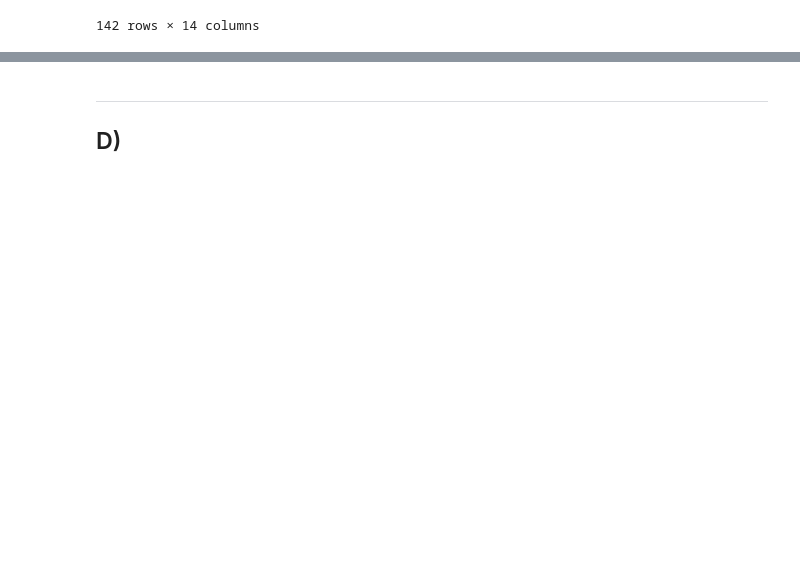
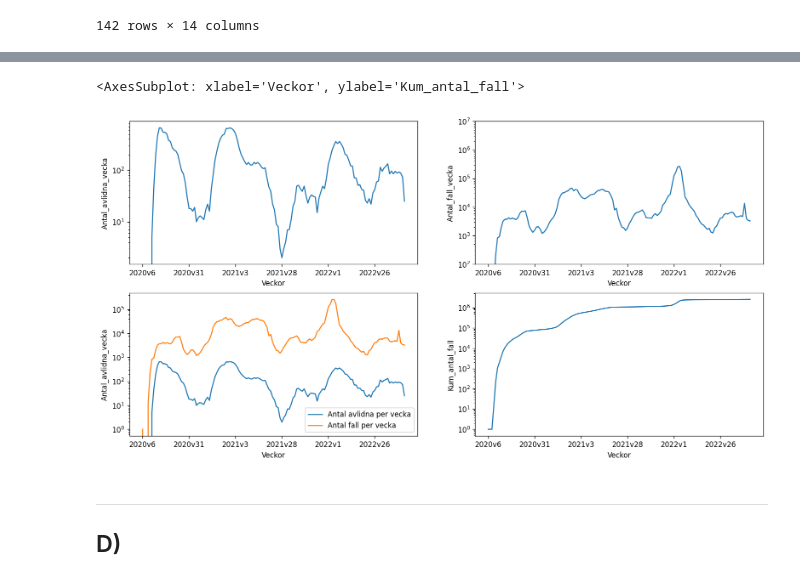
Before and after one commit to Canesp/Databehandling-Philip-de-Canesie, a Jupyter notebook: Labbs/Labb 1/Labb_1.ipynb, the cells around one changed output, grey strips where cells are left out. Drawn from its saved outputs; the diff is of its cells as text; code cells hidden in the pictures; blank space fills up the shorter version.

```diff
--- a/Labbs/Labb 1/Labb_1.ipynb
+++ b/Labbs/Labb 1/Labb_1.ipynb
@@ -100,9 +100,13 @@ df_veckodata_riket.tail(10)
 ## B)
 # %%
 # merge two columns (år and veckonummer)
-#"https://www.easytweaks.com/pandas-merge-columns/" where insperation came from
+# "https://www.easytweaks.com/pandas-merge-columns/" where insperation came from
 
-df_veckodata_riket["Veckor"] = df_veckodata_riket["år"].astype(str).str.cat(df_veckodata_riket["veckonummer"].astype(str), sep= "v")
+df_veckodata_riket["Veckor"] = (
+    df_veckodata_riket["år"]
+    .astype(str)
+    .str.cat(df_veckodata_riket["veckonummer"].astype(str), sep="v")
+)
 
 # moves
 veckor = df_veckodata_riket.pop("Veckor")
@@ -145,3 +133,69 @@ sns.lineplot(data=df_veckodata_riket, y="Antal_avlidna_vecka", x="Veckor", ax= a
+# %%
+# import seaborn and matplotlib.pyplot
+import seaborn as sns
+import matplotlib.pyplot as plt
+
+# creates a subplot
+fig, ax = plt.subplots(2, 2, figsize=(16, 8), dpi=120)
+
+# sets the xaxes numbers of graph (0, 0)
+ax[0][0].xaxis.set_major_locator(plt.MaxNLocator(7))
+ax[0][0].set(yscale="log")
+
+# sets the xaxes and yaxis of graph (0, 1)
+ax[0][1].xaxis.set_major_locator(plt.MaxNLocator(7))
+ax[0][1].set(yscale="log", ylim=(10e1, 10e6))
+
+# sets the xaxes and yaxis of graph (1, 0)
+ax[1][0].xaxis.set_major_locator(plt.MaxNLocator(7))
+ax[1][0].set(yscale="log")
+
+# sets the xaxes and yaxis of graph (1, 1)
+ax[1][1].xaxis.set_major_locator(plt.MaxNLocator(7))
+ax[1][1].set(yscale="log")
+
+# plot a line graph of "avlidna fall per vecka"
+sns.lineplot(data=df_veckodata_riket, y="Antal_avlidna_vecka", x="Veckor", ax=ax[0][0])
+
+# plot a line graph of "Antal_fall_vecka""
+sns.lineplot(data=df_veckodata_riket, y="Antal_fall_vecka", x="Veckor", ax=ax[0][1])
+
+# plot a line graph of "avlidna fall per vecka" and "Antal_fall_vecka"
+sns.lineplot(
+    data=df_veckodata_riket,
+    y="Antal_avlidna_vecka",
+    x="Veckor",
+    label="Antal avlidna per vecka",
+    ax=ax[1][0],
+)
+sns.lineplot(
+    data=df_veckodata_riket,
+    y="Antal_fall_vecka",
+    x="Veckor",
+    label="Antal fall per vecka",
+    ax=ax[1][0],
+)
+
+# plot a line graph of "Kum_antal_fall"
+sns.lineplot(data=df_veckodata_riket, x="Veckor", y="Kum_antal_fall", ax=ax[1][1])
+
+fig, ax = plt.subplots(2, 2, figsize=(16, 8), dpi=120)
+
+titles = [
+    "Antal avlidna per vecka",
+    "Antal covid19 fall per vecka",
+    "Antal fall och avlidna av covid19 per vecka",
+    "Ackumulerade fall av covid19 per vecka",
+]
+
+x_columns = []
+
+for i, titles in enumerate(titles):
+
+    pass
+# %% [output]
+<AxesSubplot: xlabel='Veckor', ylabel='Kum_antal_fall'>
+[figure, added]
 # %% [markdown]
 ----
 ## D)
```
Also changed, not shown: parts of 6 cells of this notebook, 1 other file.
